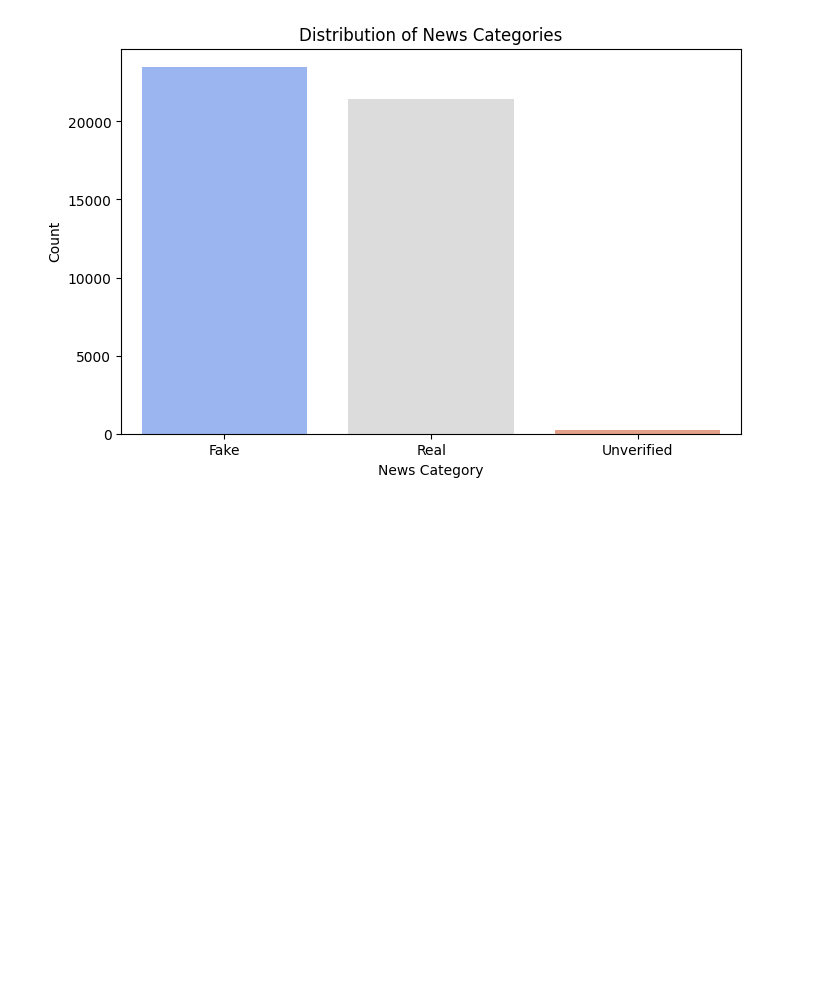
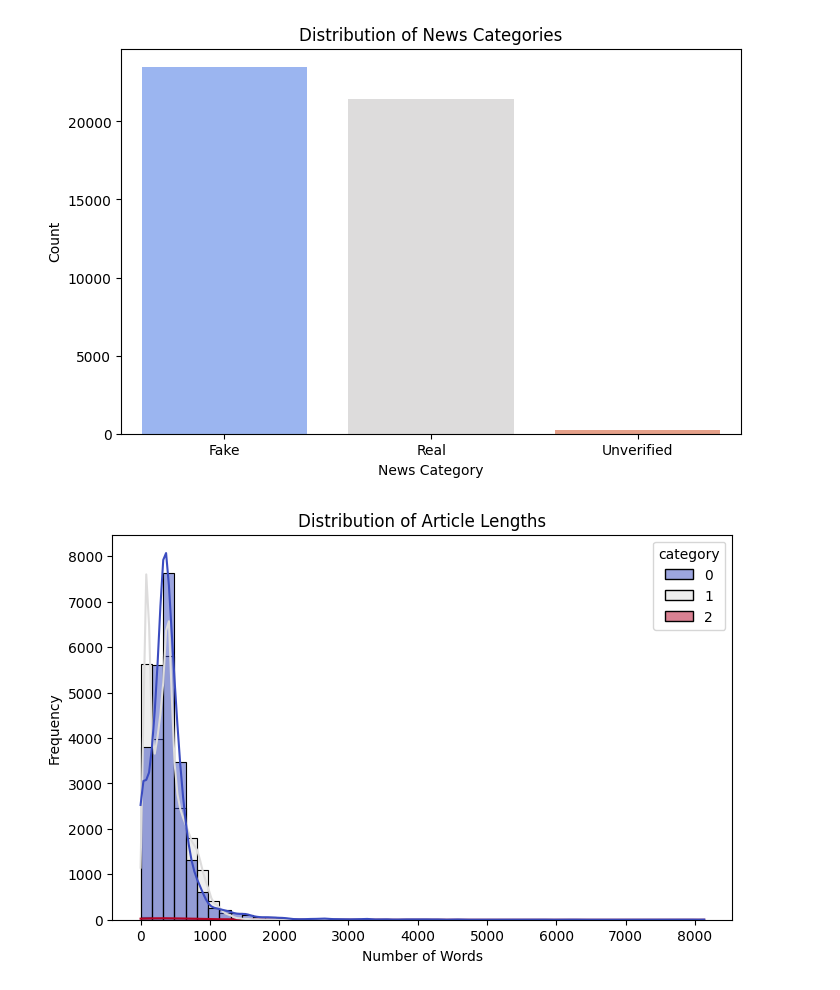
Before and after one commit to Tanmay-Nalawade/FDS-Project, a Jupyter notebook: visualisations/eda_visuals.ipynb, the cells around one changed output. Cells and saved outputs as stored; diff of their text form; code cells hidden in the pictures; blank space fills up the shorter version.

Commit message:
Article Length Distribution Viz

```diff
--- a/visualisations/eda_visuals.ipynb
+++ b/visualisations/eda_visuals.ipynb
@@ -28,3 +28,15 @@ Passing `palette` without assigning `hue` is deprecated and will be removed in v
 
   sns.countplot(x=df["category"], palette="coolwarm")
 [figure]
+# %%
+### 📌 2. Article Length Distribution
+df["content_length"] = df["content"].apply(lambda x: len(str(x).split()))
+plt.figure(figsize=(8, 5))
+sns.histplot(df, x="content_length", hue="category", bins=50, kde=True, palette="coolwarm")
+plt.title("Distribution of Article Lengths")
+plt.xlabel("Number of Words")
+plt.ylabel("Frequency")
+plt.savefig("article_length_distribution.png")
+plt.show()
+# %% [output]
+[figure, added]
```
Also changed, not shown: 1 other file.
